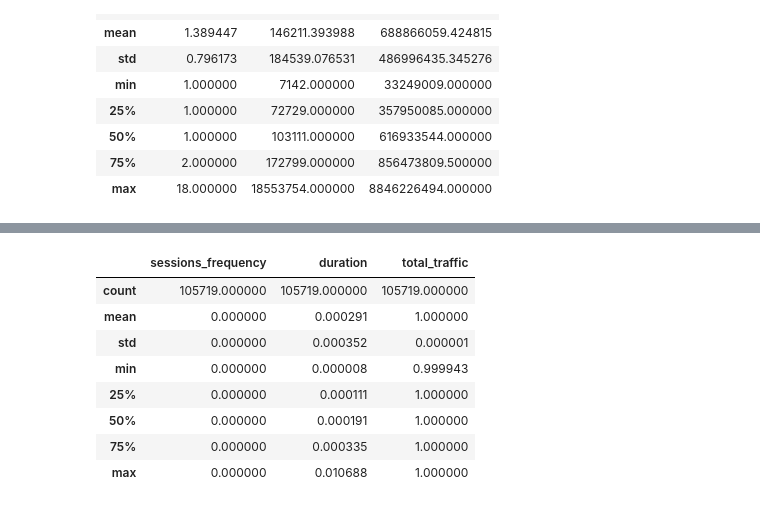
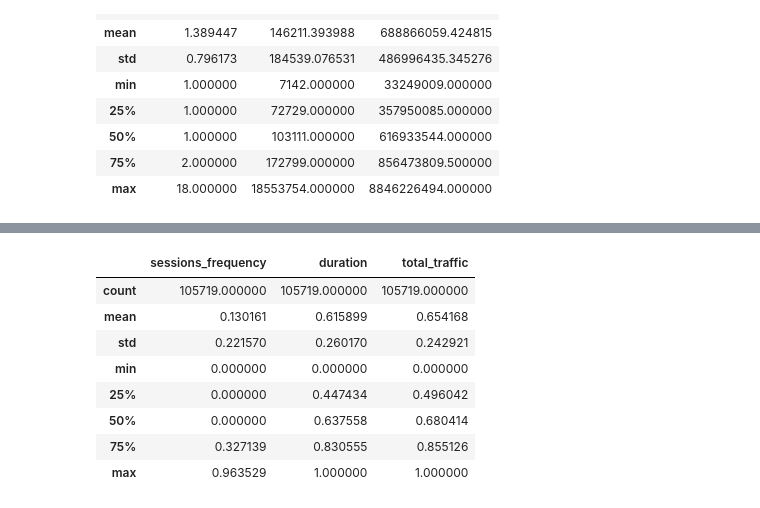
Before and after one commit to educhinski/telecom_data_analysis, a Jupyter notebook: Notebooks/UserEngagementAnalysis.ipynb, the cells around one changed output, grey strips where cells are left out. Drawn from its saved outputs; the diff is of its cells as text; code cells hidden in the pictures.

```diff
--- a/Notebooks/UserEngagementAnalysis.ipynb
+++ b/Notebooks/UserEngagementAnalysis.ipynb
@@ -123,6 +123,8 @@ traffic_metric.head(10)
 | 33698792269.000000 | 6540899126.000000 |
 # %%
 from sklearn.preprocessing import Normalizer, MinMaxScaler
+from sklearn.cluster import KMeans
+
 
 def normalizer(df, columns):
     norm = Normalizer()
@@ -132,8 +134,8 @@ def scaler(df, columns):
     minmax_scaler = MinMaxScaler()
     return pd.DataFrame(minmax_scaler.fit_transform(df), columns=columns)
 
-def scale_and_normalize(df):
-    scaled = scaler(df, )
+def scale_and_normalize(df,columns ):
+    return normalizer(scaler(df, columns), columns)
 # %%
 engagment_metrics = renamed_df.groupby('msisdn').agg({'bearer_id': 'count','duration': 'sum', 'total_data': 'sum',})
 engagment_metrics.sort_values(by=['bearer_id'], ascending=False).head(10)
@@ -164,0 +179,19 @@ engagment_metrics.describe()
+# %%
+def handle_outliers(df, col):
+    df = df.copy()
+    q1 = df[col].quantile(0.25)
+    q3 = df[col].quantile(0.75)
+
+    lower_bound = q1 - ((1.5) * (q3 - q1))
+    upper_bound = q3 + ((1.5) * (q3 - q1))
+
+    df[col] = np.where(df[col] < lower_bound, lower_bound, df[col])
+    df[col] = np.where(df[col] > upper_bound, upper_bound, df[col])
+
+    return df
+# %%
+
+cleaned_engagment_metrics = handle_outliers(engagment_metrics, 'bearer_id')
+cleaned_engagment_metrics = handle_outliers(cleaned_engagment_metrics, 'duration')
+cleaned_engagment_metrics = handle_outliers(cleaned_engagment_metrics, 'total_data')
+cleaned_engagment_metrics.describe()
@@ -165,13 +220,13 @@ engagment_metrics.describe()
 # %%
-n = normalizer(engagment_metrics, ['sessions_frequency', 'duration', 'total_traffic'])
-n.describe()
+normalized_metrics = scale_and_normalize(cleaned_engagment_metrics, ['sessions_frequency', 'duration', 'total_traffic'])
+normalized_metrics.describe()
 # %% [output]
 |  | sessions_frequency | duration | total_traffic |
 | count | 105719.000000 | 105719.000000 | 105719.000000 |
-| mean | 0.000000 | 0.000291 | 1.000000 |
-| std | 0.000000 | 0.000352 | 0.000001 |
-| min | 0.000000 | 0.000008 | 0.999943 |
-| 25% | 0.000000 | 0.000111 | 1.000000 |
-| 50% | 0.000000 | 0.000191 | 1.000000 |
-| 75% | 0.000000 | 0.000335 | 1.000000 |
-| max | 0.000000 | 0.010688 | 1.000000 |
+| mean | 0.130161 | 0.615899 | 0.654168 |
+| std | 0.221570 | 0.260170 | 0.242921 |
+| min | 0.000000 | 0.000000 | 0.000000 |
+| 25% | 0.000000 | 0.447434 | 0.496042 |
+| 50% | 0.000000 | 0.637558 | 0.680414 |
+| 75% | 0.327139 | 0.830555 | 0.855126 |
+| max | 0.963529 | 1.000000 | 1.000000 |
```
Also changed, not shown: parts of 15 cells of this notebook, 1 other file.
